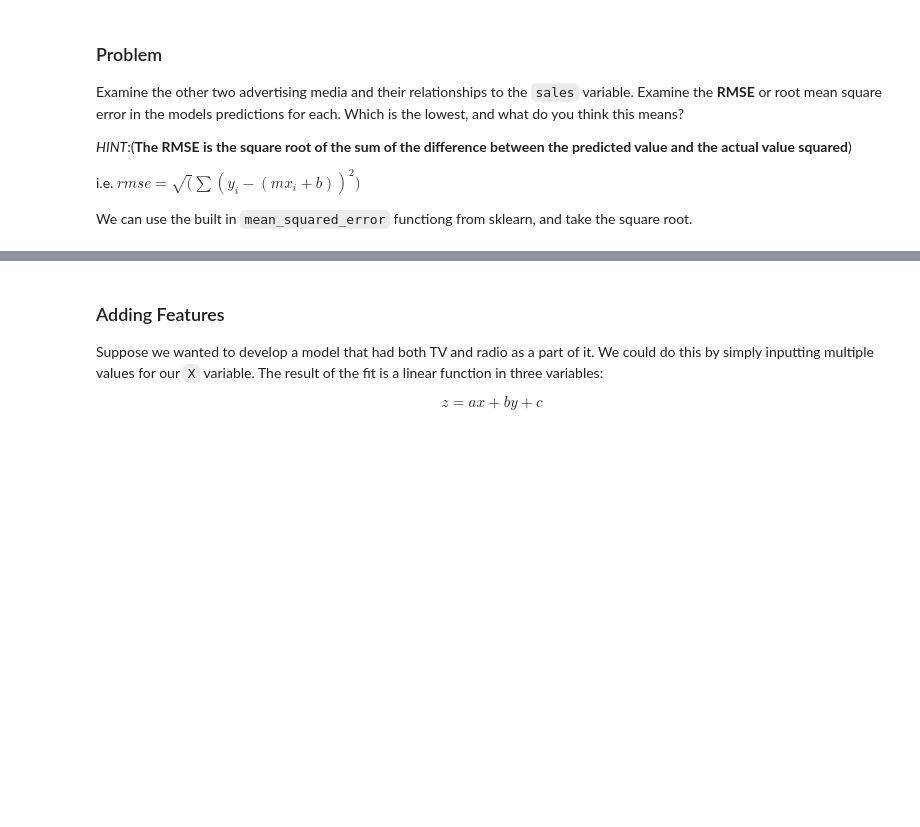
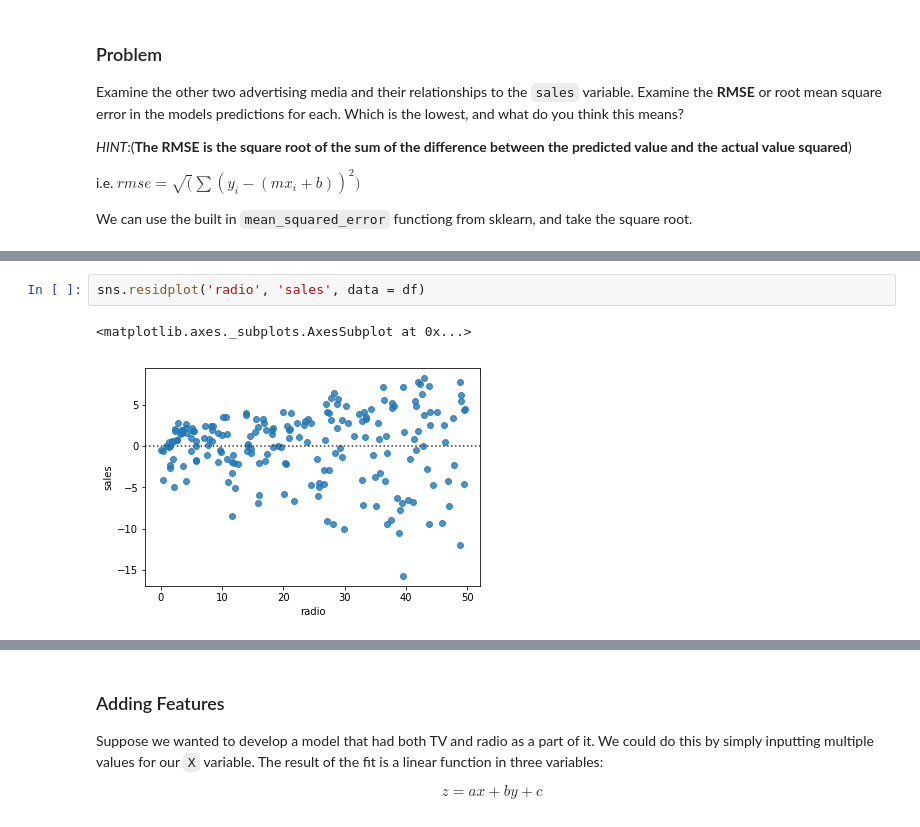
Before and after one commit to ayana-dawkins/04-linear-regression-intro, a Jupyter notebook: 04-05-linear-regression.ipynb, the cells around one changed output, grey strips where cells are left out. Saved outputs shown, nothing was run; the diff lists cells and outputs as text; blank space fills up the shorter version.

```diff
--- a/04-05-linear-regression.ipynb
+++ b/04-05-linear-regression.ipynb
@@ -159,0 +213,5 @@ We can use the built in `mean_squared_error` functiong from sklearn, and take th
+# %%
+sns.residplot('radio', 'sales', data = df)
+# %% [output]
+<matplotlib.axes._subplots.AxesSubplot at 0x...>
+[figure, added]
```
Also changed, not shown: parts of 28 cells of this notebook, 1 other file.
